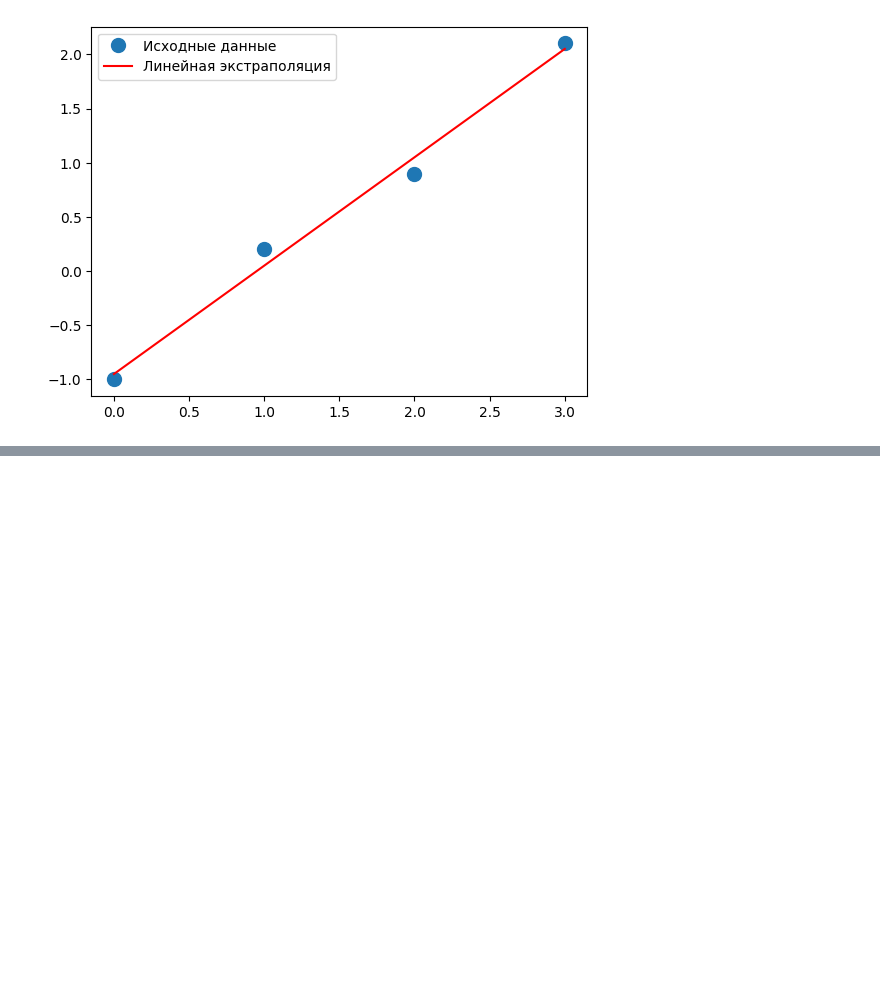
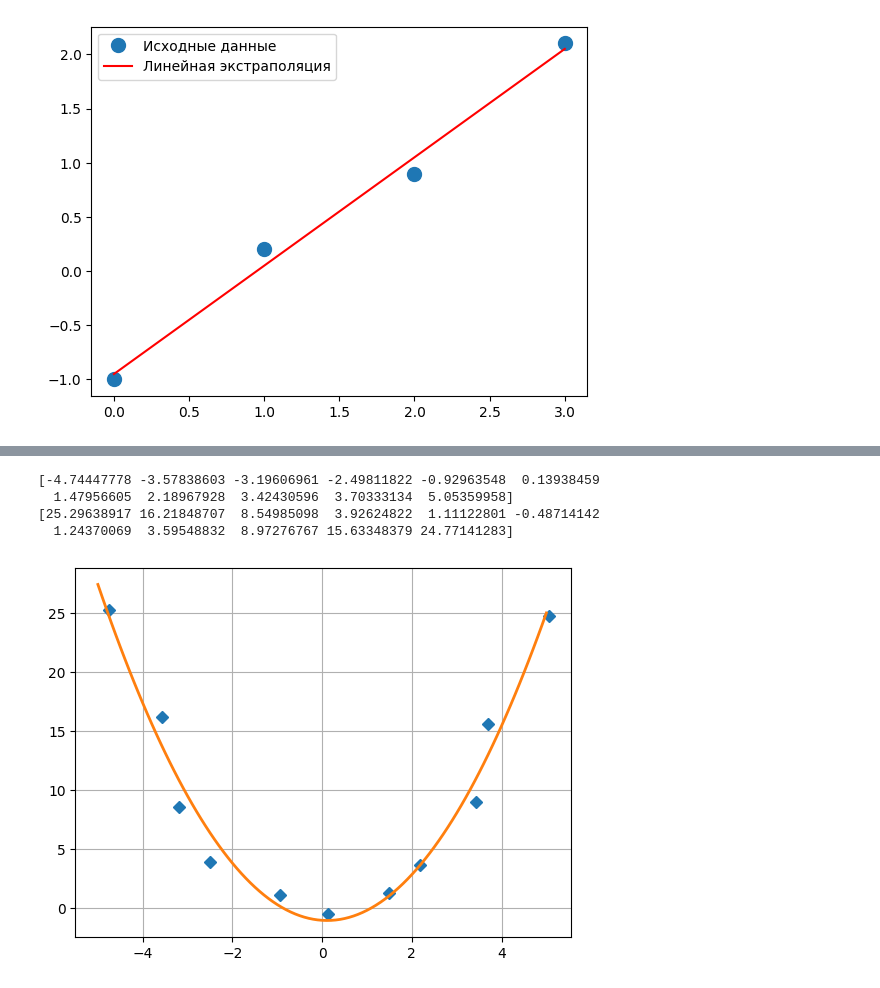
Before and after one commit to zina1t/-, a Jupyter notebook: Искусственный интеллект/Рабочая_тетрадь_4/Griaztsov_V_Workbook4.ipynb, the cells around one changed output, grey strips where cells are left out. Cells and saved outputs as stored; diff of their text form; code cells hidden in the pictures; blank space fills up the shorter version.

```diff
--- a/Искусственный интеллект/Рабочая_тетрадь_4/Griaztsov_V_Workbook4.ipynb
+++ b/Искусственный интеллект/Рабочая_тетрадь_4/Griaztsov_V_Workbook4.ipynb
@@ -54,0 +59,42 @@ plt.show()
+# %%
+from numpy import *
+from numpy.random import *
+#генерируем случайные x и y
+delta = 1.0
+
+x = linspace(-5,5,11)
+y = x**2+delta*(rand(11)-0.5)
+x += delta*(rand(11)-0.5)
+
+#записываем данные в файл
+x.tofile('x_data.txt', '\n')
+y.tofile('y_data.txt', '\n')
+
+#считываем данные из файла
+x = fromfile('x_data.txt', float, sep='\n')
+y = fromfile('y_data.txt', float, sep='\n')
+
+print(x)
+print(y)
+# %% [output]
+[-4.74447778 -3.57838603 -3.19606961 -2.49811822 -0.92963548  0.13938459
+  1.47956605  2.18967928  3.42430596  3.70333134  5.05359958]
+[25.29638917 16.21848707  8.54985098  3.92624822  1.11122801 -0.48714142
+  1.24370069  3.59548832  8.97276767 15.63348379 24.77141283]
+# %%
+# Нахождение коэффициентов функции вида y = ax^2 + bx + c методом наименьших квадратов
+# Задаем вектор m = [x**2, x, E]
+m = vstack([x**2, x, ones(len(x))]).T
+# Находим коэффициенты a, b, c
+s = np.linalg.lstsq(m, y, rcond = None)[0]
+
+# На отрезке [-5, 5]
+x_prec = linspace(-5, 5, 101)
+# Рисуем точки
+plt.plot(x, y, 'D')
+# Рисуем кривую вида y = ax^2 + bx + c, подставляя из решения коэффициенты s[0], s[1], s[2]
+plt.plot(x_prec, s[0]*x_prec**2 + s[1]*x_prec + s[2], '-', lw=2)
+plt.grid()
+plt.show()
+# %% [output]
+[figure, added]
```
Also changed, not shown: parts of 9 cells of this notebook.
